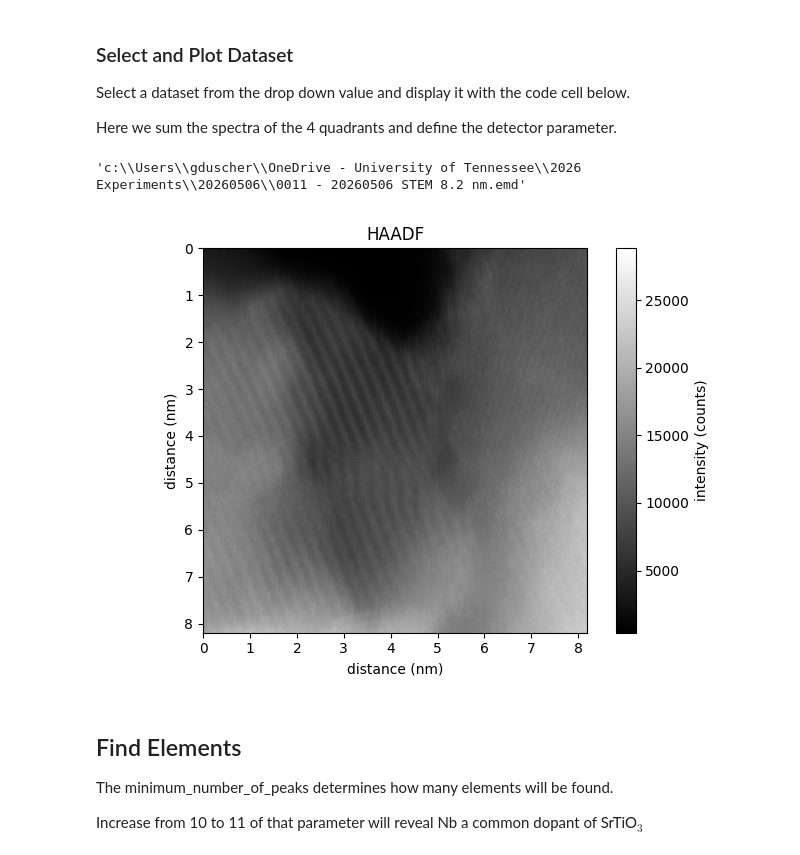
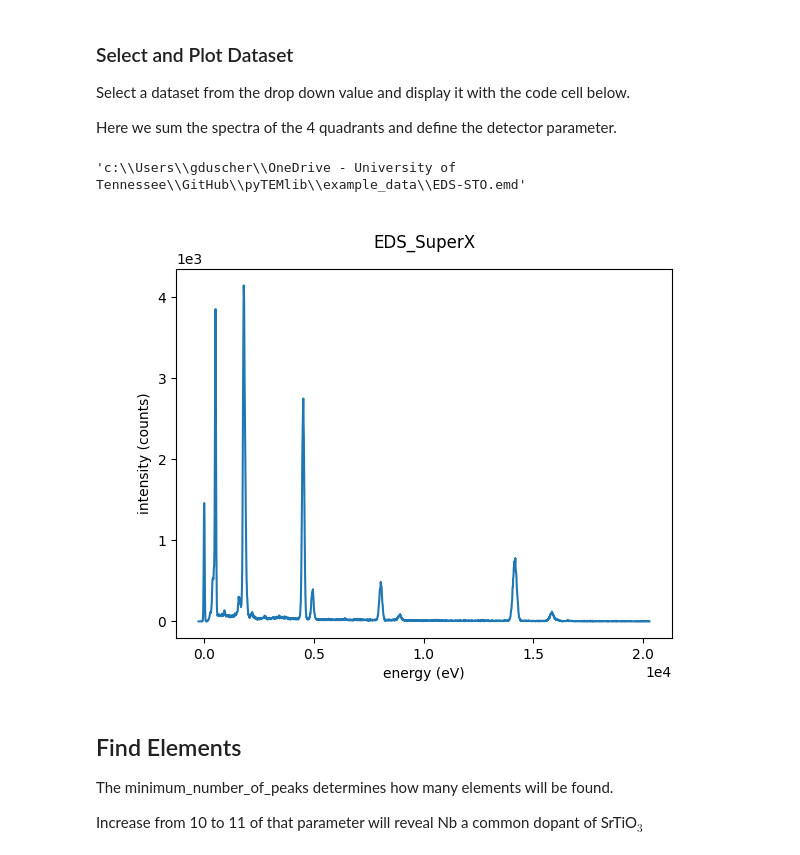
Before and after one commit to pycroscopy/pyTEMlib, a Jupyter notebook: notebooks/Spectroscopy/S3-EDS.ipynb, the cells around one changed output. Drawn from its saved outputs; the diff is of its cells as text; code cells hidden in the pictures.

```diff
--- a/notebooks/Spectroscopy/S3-EDS.ipynb
+++ b/notebooks/Spectroscopy/S3-EDS.ipynb
@@ -111,12 +111,12 @@ Here we sum the spectra of the 4 quadrants and define the detector parameter.
 # %%
 plt.close('all')
 spectrum = fileWidget.selected_dataset
 # spectrum.data_type = 'Spectrum'
-view = spectrum.plot(cmap='gray')
+view = spectrum.plot()
 spectrum.metadata['filename']
 # %% [output]
-'c:\\Users\\gduscher\\OneDrive - University of Tennessee\\2026 Experiments\\20260506\\0011 - 20260506 STEM 8.2 nm.emd'
+'c:\\Users\\gduscher\\OneDrive - University of Tennessee\\GitHub\\pyTEMlib\\example_data\\EDS-STO.emd'
-[figure, old version]
+[figure, new version]
 # %%
 ### Does not work for spectrum images
 
```
Also changed, not shown: parts of 9 cells of this notebook, 30 other files.
